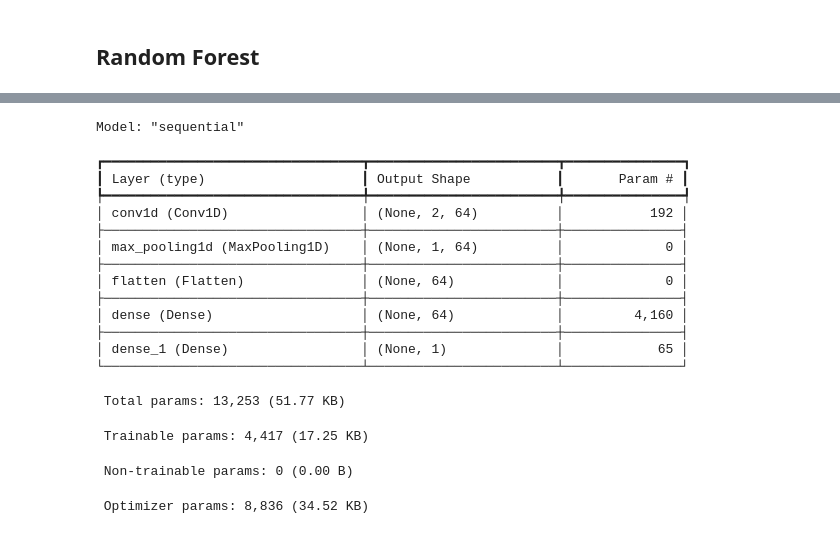
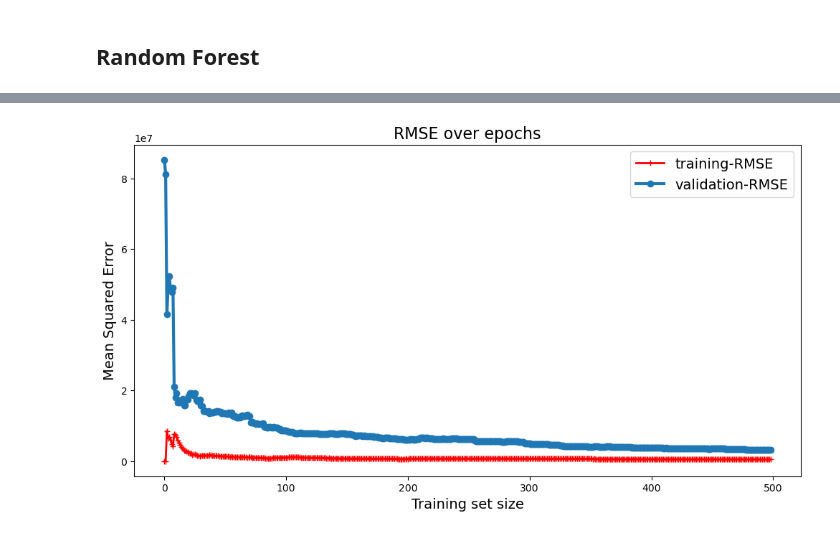
Before and after one commit to Hritik003/Optimization-of-OWC-using-ML-models, a Jupyter notebook: Random_forest.ipynb, the cells around one changed output, grey strips where cells are left out. Drawn from its saved outputs; the diff is of its cells as text; code cells hidden in the pictures.

```diff
--- a/Random_forest.ipynb
+++ b/Random_forest.ipynb
@@ -75,21 +56,11 @@ R-squared (R²): 0.8352215262549239
-# %%
-model.summary()
-# %% [output]
-Model: "sequential"
-┏━━━━━━━━━━━━━━━━━━━━━━━━━━━━━━━━━┳━━━━━━━━━━━━━━━━━━━━━━━━┳━━━━━━━━━━━━━━━┓
-┃ Layer (type)                    ┃ Output Shape           ┃       Param # ┃
-┡━━━━━━━━━━━━━━━━━━━━━━━━━━━━━━━━━╇━━━━━━━━━━━━━━━━━━━━━━━━╇━━━━━━━━━━━━━━━┩
-│ conv1d (Conv1D)                 │ (None, 2, 64)          │           192 │
-├─────────────────────────────────┼────────────────────────┼───────────────┤
-│ max_pooling1d (MaxPooling1D)    │ (None, 1, 64)          │             0 │
-├─────────────────────────────────┼────────────────────────┼───────────────┤
-│ flatten (Flatten)               │ (None, 64)             │             0 │
-├─────────────────────────────────┼────────────────────────┼───────────────┤
-│ dense (Dense)                   │ (None, 64)             │         4,160 │
-├─────────────────────────────────┼────────────────────────┼───────────────┤
-│ dense_1 (Dense)                 │ (None, 1)              │            65 │
-└─────────────────────────────────┴────────────────────────┴───────────────┘
- Total params: 13,253 (51.77 KB)
- Trainable params: 4,417 (17.25 KB)
- Non-trainable params: 0 (0.00 B)
- Optimizer params: 8,836 (34.52 KB)
+# %%
+plt.figure(figsize=(12, 6))
+plt.plot(train_errors, "r-+", linewidth=2, label="training-RMSE")
+plt.plot(val_errors, "o-", linewidth=3, label="validation-RMSE")
+plt.legend(loc="upper right", fontsize=14)
+plt.xlabel("Training set size", fontsize=14)
+plt.ylabel("Mean Squared Error", fontsize=14)
+plt.title("RMSE over epochs", fontsize=16)
+plt.show()
+# %% [output]
+[figure, added]
```
Also changed, not shown: parts of 3 cells of this notebook.
